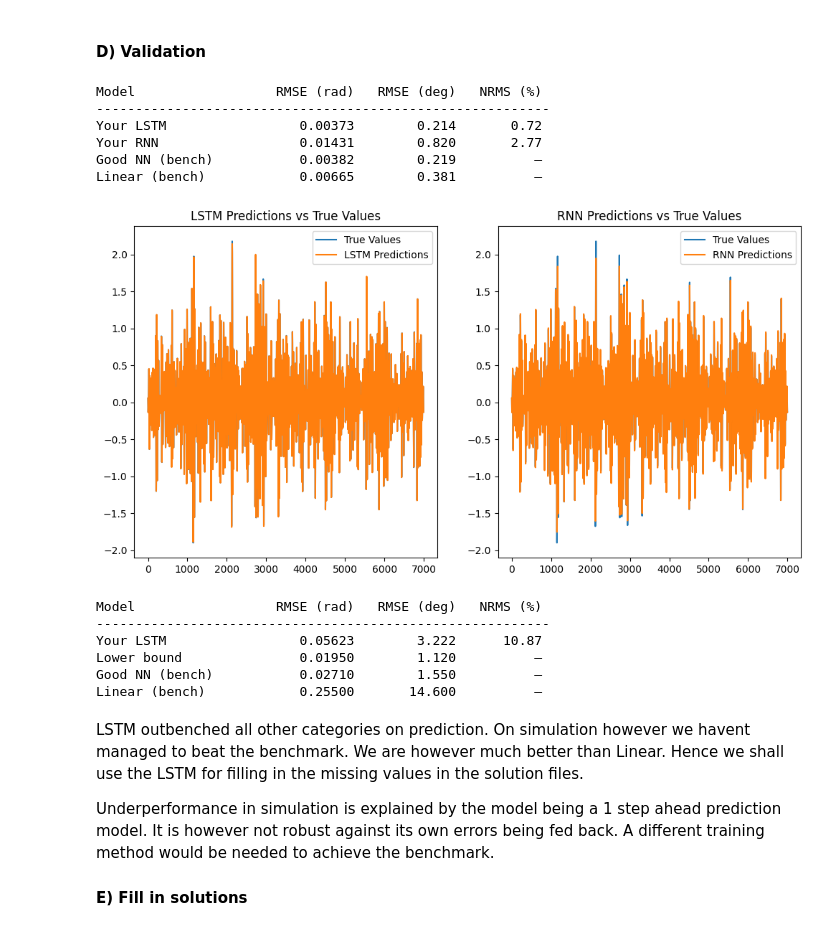
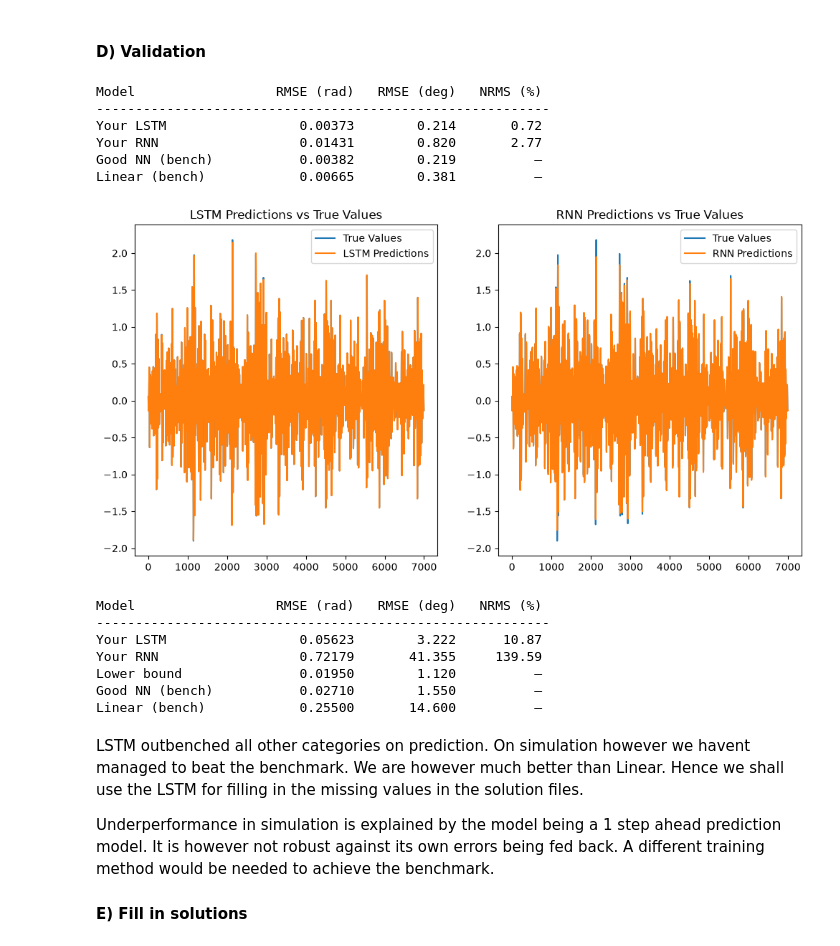
Before and after one commit to Noimps/DesignProject, a Jupyter notebook: DesignProject/Part1_System_Identification/P1_ANN.ipynb, the cells around one changed output. Saved outputs shown, nothing was run; the diff lists cells and outputs as text; code cells hidden in the pictures.

```diff
--- a/DesignProject/Part1_System_Identification/P1_ANN.ipynb
+++ b/DesignProject/Part1_System_Identification/P1_ANN.ipynb
@@ -385,7 +385,7 @@ from torch.nn import functional as F
 import pandas as df
 import numpy as np
 
-data = np.loadtxt("../gym-unbalanced-disk/disc-benchmark-files/training-val-test-data.csv", delimiter=",", skiprows=1)
+data = np.loadtxt("../../gym-unbalanced-disk/disc-benchmark-files/training-val-test-data.csv", delimiter=",", skiprows=1)
 window_size = 15
 
 # Prepare the data for training Window sized observations and the corresponding target values (1 step future output)
@@ -463,7 +463,7 @@ class simple_lstm(nn.Module):
         self.input_size = input_shape[1]
         self.output_size = 1
 
-        net = lambda n_in,n_out: nn.Sequential(nn.Linear(n_in,h2o_nodes),nn.Sigmoid(),nn.Linear(h2o_nodes,n_out))
+        net = lambda n_in,n_out: nn.Sequential(nn.Linear(n_in,h2o_nodes),nn.Tanh(),nn.Linear(h2o_nodes,n_out))
 
         self.lstm = nn.LSTM(input_size=self.input_size, hidden_size=hidden_size, num_layers=num_layers, batch_first=True).float()
         self.h2o = net(hidden_size + self.input_size, self.output_size).float()
@@ -483,7 +483,7 @@ class simple_RNN(nn.Module):
         self.input_size = input_shape[1]
         self.output_size = 1
 
-        net = lambda n_in,n_out: nn.Sequential(nn.Linear(n_in,h2o_nodes),nn.Sigmoid(),nn.Linear(h2o_nodes,n_out))
+        net = lambda n_in,n_out: nn.Sequential(nn.Linear(n_in,h2o_nodes),nn.Tanh(),nn.Linear(h2o_nodes,n_out))
 
         self.h2h = net(self.input_size + self.hidden_size, hidden_size).float()
         self.h2o = net(hidden_size + self.input_size, self.output_size).float()
@@ -634,14 +654,17 @@ torch.save(best_rnn.state_dict(), "best_rnn_model.pth")
 # %% [markdown]
 #### D) Validation
 # %%
+from pathlib import Path
+
 import matplotlib.pyplot as plt
 
+
 best_lstm = simple_lstm(hidden_size=43, input_shape=X_train.shape[1:], num_layers=2, h2o_nodes=80)
-best_lstm.load_state_dict(torch.load("best_lstm_model.pth"))
+best_lstm.load_state_dict(torch.load(Path("models/LSTM/best_lstm_model.pth")))
 best_lstm.eval()
 
 best_rnn = simple_RNN(hidden_size=59, input_shape=X_train.shape[1:], num_layers=1, h2o_nodes=38)
-best_rnn.load_state_dict(torch.load("best_rnn_model.pth"))
+best_rnn.load_state_dict(torch.load(Path("models/RNN/best_rnn_model.pth")))
 best_rnn.eval()
 
 # y_test may already be numpy (from a prior kernel run); handle both cases
@@ -675,40 +698,46 @@ plt.title('LSTM Predictions vs True Values')
 plt.legend()
 plt.subplot(1, 2, 2)
 plt.plot(y_test_np, label='True Values')
 plt.plot(y_pred_rnn, label='RNN Predictions')
 plt.title('RNN Predictions vs True Values')
 plt.legend()
 plt.show()
 
 skip = 50  # Skip the first 50 points to avoid initial transient effects in the simulation
 split = int(0.8 * len(data))
 u_test_raw  = data[split:, 0]
 th_test_raw = data[split:, 1]
 
-Y_train_sim = simulate(best_lstm, u_test_raw, th_test_raw, window_size)
-rms = np.mean((Y_train_sim[skip:] - th_test_raw[skip:])**2)**0.5
+Y_train_sim_lstm = simulate(best_lstm, u_test_raw, th_test_raw, window_size)
+rms_lstm = np.mean((Y_train_sim_lstm[skip:] - th_test_raw[skip:])**2)**0.5
+
+Y_train_sim_rnn = simulate(best_rnn, u_test_raw, th_test_raw, window_size)
+rms_rnn = np.mean((Y_train_sim_rnn[skip:] - th_test_raw[skip:])**2)**0.5
 rows = [
-    ("Your LSTM",        rms,    rms/(2*np.pi)*360, rms/std*100),
+    ("Your LSTM",        rms_lstm,    rms_lstm/(2*np.pi)*360, rms_lstm/std*100),
+
+    ("Your RNN",         rms_rnn,     rms_rnn/(2*np.pi)*360,  rms_rnn/std*100),
     ("Lower bound",      0.0195, 1.12,              None),
     ("Good NN (bench)",  0.0271, 1.55,              None),
     ("Linear (bench)",   0.255,  14.6,              None),
 ]
 print(f"{'Model':<20} {'RMSE (rad)':>12} {'RMSE (deg)':>12} {'NRMS (%)':>10}")
 print("-" * 58)
 for name, rms_r, rms_d, nrms in rows:
     nrms_str = f"{nrms:10.2f}" if nrms is not None else f"{'—':>10}"
     print(f"{name:<20} {rms_r:12.5f} {rms_d:12.3f} {nrms_str}")
 # %% [output]
 Model                  RMSE (rad)   RMSE (deg)   NRMS (%)
 ----------------------------------------------------------
 Your LSTM                 0.00373        0.214       0.72
 Your RNN                  0.01431        0.820       2.77
 Good NN (bench)           0.00382        0.219          —
 Linear (bench)            0.00665        0.381          —
-[figure, old version]
+[figure, new version]
 Model                  RMSE (rad)   RMSE (deg)   NRMS (%)
 ----------------------------------------------------------
 Your LSTM                 0.05623        3.222      10.87
+Your RNN                  0.72179       41.355     139.59
 Lower bound               0.01950        1.120          —
 Good NN (bench)           0.02710        1.550          —
 Linear (bench)            0.25500       14.600          —
```
Also changed, not shown: parts of 2 cells of this notebook, 11 other files.
